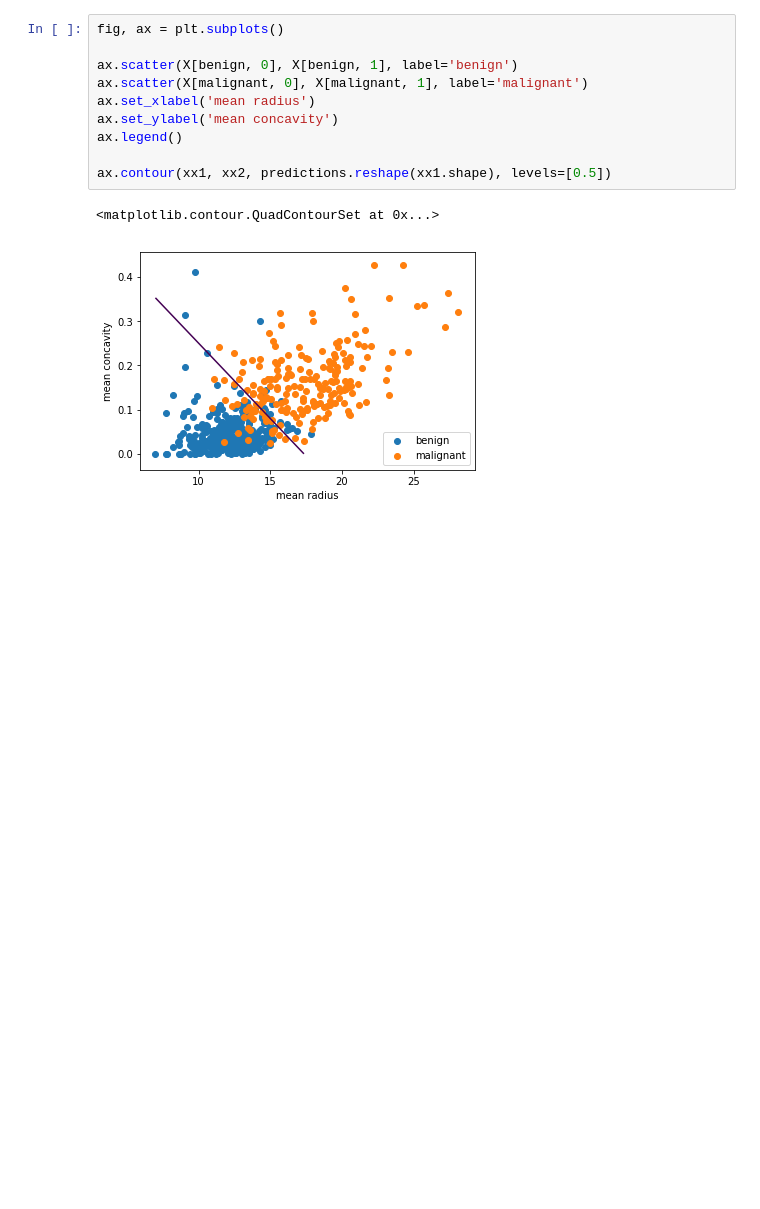
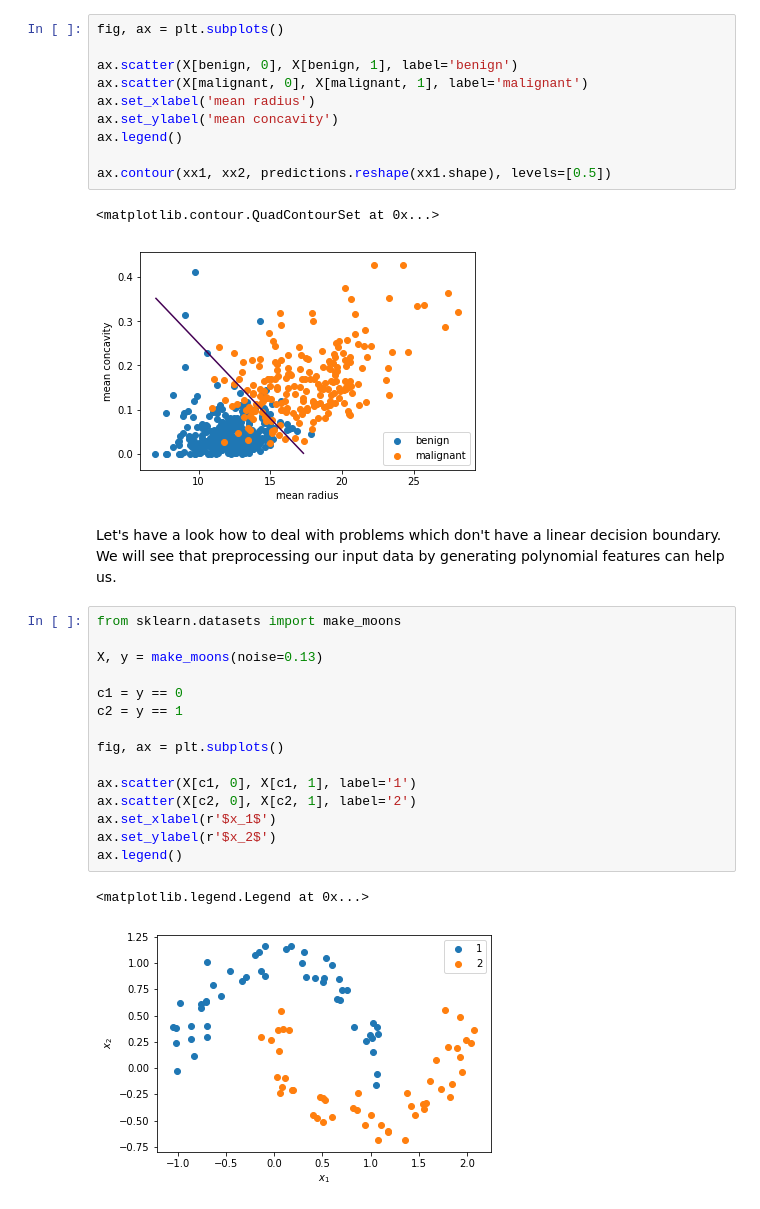
Before and after one commit to mbajer42/intro-python-ml, a Jupyter notebook: logistic-regression.ipynb, the cells around one changed output. Drawn from its saved outputs; the diff is of its cells as text; blank space fills up the shorter version.

Commit message:
Added PolynomialFeatures

```diff
--- a/logistic-regression.ipynb
+++ b/logistic-regression.ipynb
@@ -262,3 +262,23 @@ ax.contour(xx1, xx2, predictions.reshape(xx1.shape), levels=[0.5])
 # %% [output]
 <matplotlib.contour.QuadContourSet at 0x...>
 [figure]
+# %% [markdown]
+Let's have a look how to deal with problems which don't have a linear decision boundary. We will see that preprocessing our input data by generating polynomial features can help us.
+# %%
+from sklearn.datasets import make_moons
+
+X, y = make_moons(noise=0.13)
+
+c1 = y == 0
+c2 = y == 1
+
+fig, ax = plt.subplots()
+
+ax.scatter(X[c1, 0], X[c1, 1], label='1')
+ax.scatter(X[c2, 0], X[c2, 1], label='2')
+ax.set_xlabel(r'$x_1$')
+ax.set_ylabel(r'$x_2$')
+ax.legend()
+# %% [output]
+<matplotlib.legend.Legend at 0x...>
+[figure, added]
```
Also changed, not shown: parts of 6 cells of this notebook.
